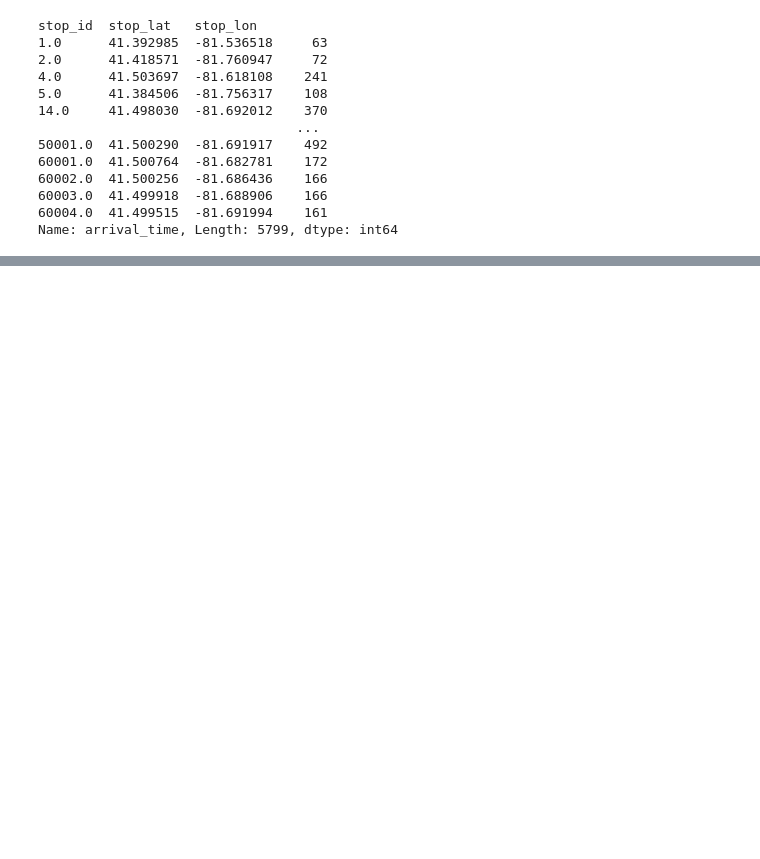
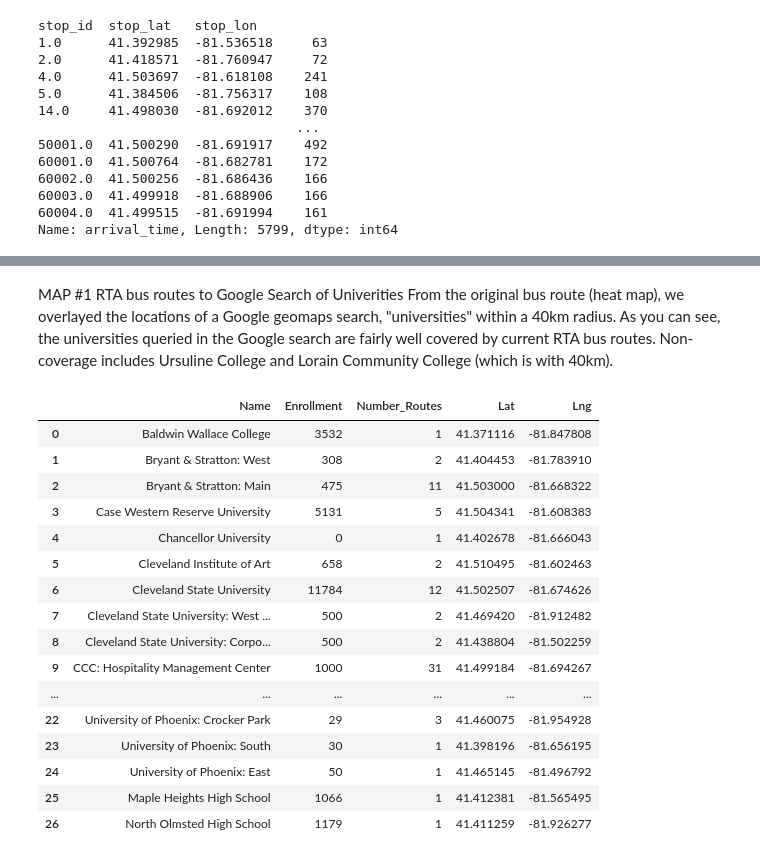
Before and after one commit to tanazimmer/Project1, a Jupyter notebook: bob_test.ipynb, the cells around one changed output, grey strips where cells are left out. Cells and saved outputs as stored; diff of their text form; code cells hidden in the pictures; blank space fills up the shorter version.

Commit message:
Bob_working Commit with 3 map overlays

```diff
--- a/bob_test.ipynb
+++ b/bob_test.ipynb
@@ -193,0 +153,26 @@ TraitError: Element of the 'location' trait of a Marker instance must be a valid
+# %% [markdown]
+MAP #1 RTA bus routes to Google Search of Univerities
+From the original bus route (heat map), we overlayed the locations of a Google geomaps search, "universities" within a 40km radius.  As you can see, the universities queried in the Google search are fairly well covered by current RTA bus routes.  Non-coverage includes Ursuline College and Lorain Community College (which is with 40km).
+# %%
+#Bring in official RTA list of Universities it has bus routes for
+rta_univ = "Resources/rta_universities.csv"
+rta_univ_df = pd.read_csv(rta_univ)
+rta_univ_df
+# %% [output]
+|  | Name | Enrollment | Number_Routes | Lat | Lng |
+| 0 | Baldwin Wallace College | 3532 | 1 | 41.371116 | -81.847808 |
+| 1 | Bryant & Stratton: West | 308 | 2 | 41.404453 | -81.783910 |
+| 2 | Bryant & Stratton: Main | 475 | 11 | 41.503000 | -81.668322 |
+| 3 | Case Western Reserve University | 5131 | 5 | 41.504341 | -81.608383 |
+| 4 | Chancellor University | 0 | 1 | 41.402678 | -81.666043 |
+| 5 | Cleveland Institute of Art | 658 | 2 | 41.510495 | -81.602463 |
+| 6 | Cleveland State University | 11784 | 12 | 41.502507 | -81.674626 |
+| 7 | Cleveland State University: West ... | 500 | 2 | 41.469420 | -81.912482 |
+| 8 | Cleveland State University: Corpo... | 500 | 2 | 41.438804 | -81.502259 |
+| 9 | CCC: Hospitality Management Center | 1000 | 31 | 41.499184 | -81.694267 |
+| ... | ... | ... | ... | ... | ... |
+| 22 | University of Phoenix: Crocker Park | 29 | 3 | 41.460075 | -81.954928 |
+| 23 | University of Phoenix: South | 30 | 1 | 41.398196 | -81.656195 |
+| 24 | University of Phoenix: East | 50 | 1 | 41.465145 | -81.496792 |
+| 25 | Maple Heights High School | 1066 | 1 | 41.412381 | -81.565495 |
+| 26 | North Olmsted High School | 1179 | 1 | 41.411259 | -81.926277 |
```
Also changed, not shown: parts of 12 cells of this notebook, 2 other files.
